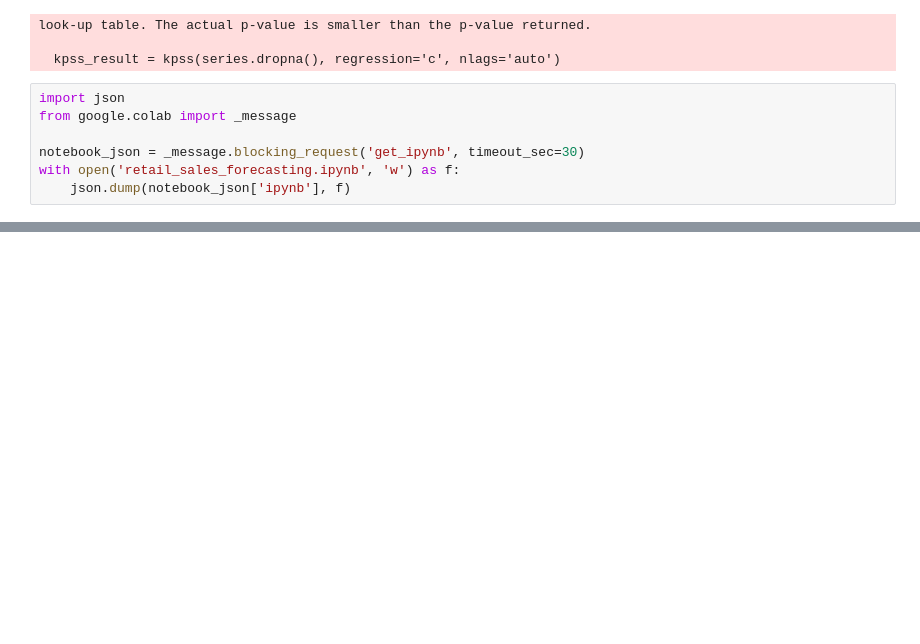
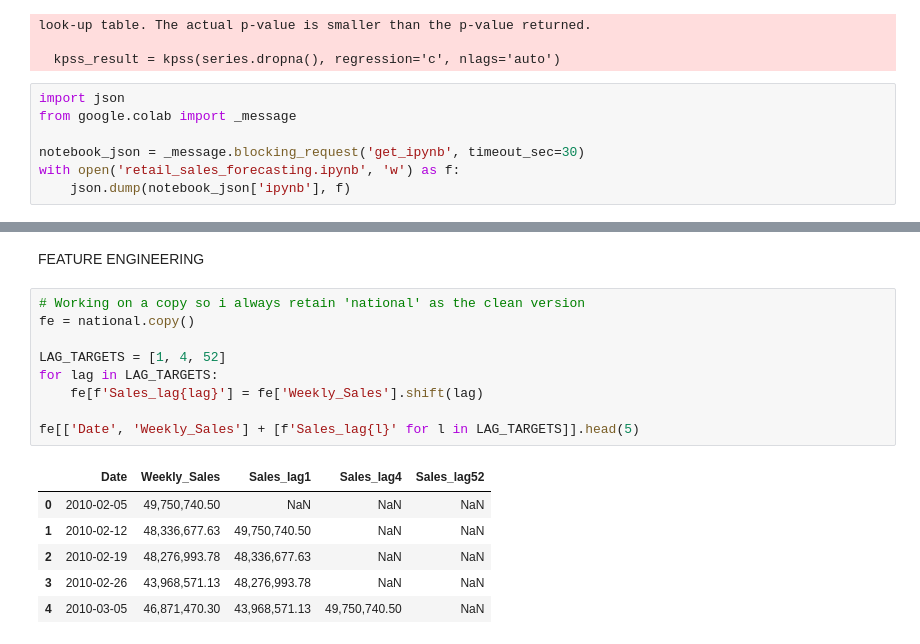
Before and after one commit to Bassey-data/Retail-sales-forecasting, a Jupyter notebook: retail_sales_forecasting.ipynb, the cells around one changed output, grey strips where cells are left out. Drawn from its saved outputs; the diff is of its cells as text; blank space fills up the shorter version.

```diff
--- a/retail_sales_forecasting.ipynb
+++ b/retail_sales_forecasting.ipynb
@@ -361,0 +380,18 @@ with open('retail_sales_forecasting.ipynb', 'w') as f:
+# %% [markdown]
+FEATURE ENGINEERING
+# %%
+# Working on a copy so i always retain 'national' as the clean version
+fe = national.copy()
+
+LAG_TARGETS = [1, 4, 52]
+for lag in LAG_TARGETS:
+    fe[f'Sales_lag{lag}'] = fe['Weekly_Sales'].shift(lag)
+
+fe[['Date', 'Weekly_Sales'] + [f'Sales_lag{l}' for l in LAG_TARGETS]].head(5)
+# %% [output]
+|  | Date | Weekly_Sales | Sales_lag1 | Sales_lag4 | Sales_lag52 |
+| 0 | 2010-02-05 | 49,750,740.50 | NaN | NaN | NaN |
+| 1 | 2010-02-12 | 48,336,677.63 | 49,750,740.50 | NaN | NaN |
+| 2 | 2010-02-19 | 48,276,993.78 | 48,336,677.63 | NaN | NaN |
+| 3 | 2010-02-26 | 43,968,571.13 | 48,276,993.78 | NaN | NaN |
+| 4 | 2010-03-05 | 46,871,470.30 | 43,968,571.13 | 49,750,740.50 | NaN |
```
Also changed, not shown: parts of 10 cells of this notebook.
